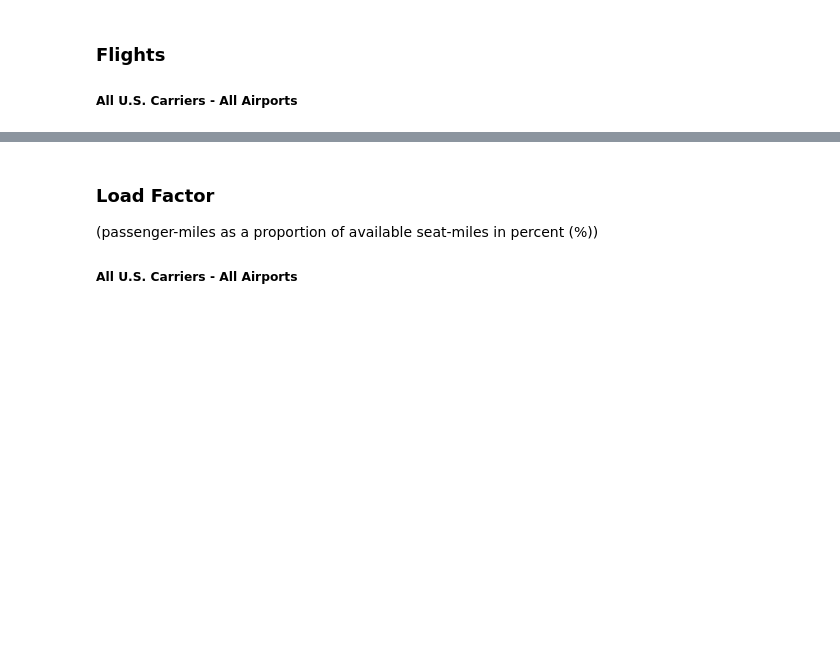
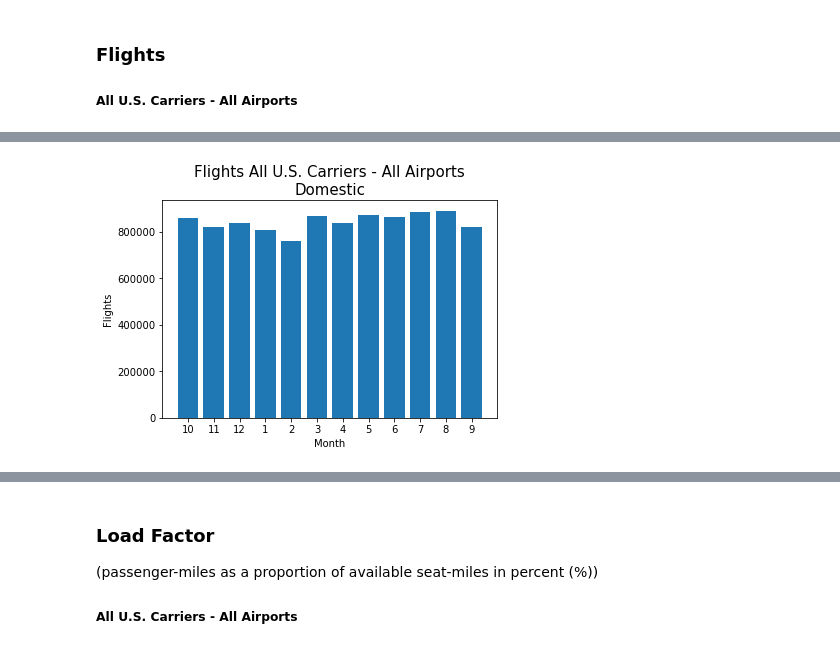
Before and after one commit to alapod/us_aviation_metrics, a Jupyter notebook: Load_data.ipynb, the cells around one changed output, grey strips where cells are left out. Saved outputs shown, nothing was run; the diff lists cells and outputs as text; code cells hidden in the pictures; blank space fills up the shorter version.

```diff
--- a/Load_data.ipynb
+++ b/Load_data.ipynb
@@ -106,0 +85,9 @@ ax.bar(flights_monthly['Month'], flights_monthly['INTERNATIONAL'])
+# %%
+plt.bar(flights_monthly['Month'], flights_monthly['DOMESTIC'])
+font1 = {'color':'black','size':15}
+plt.xlabel("Month")
+plt.ylabel("Flights")
+plt.title("Flights All U.S. Carriers - All Airports\nDomestic", fontdict=font1, loc='center')
+plt.show()
+# %% [output]
+[figure, added]
```
Also changed, not shown: parts of 28 cells of this notebook.
